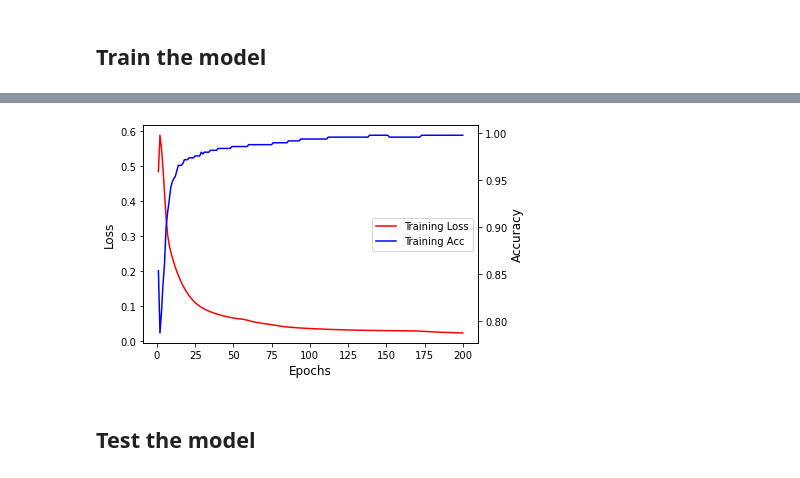
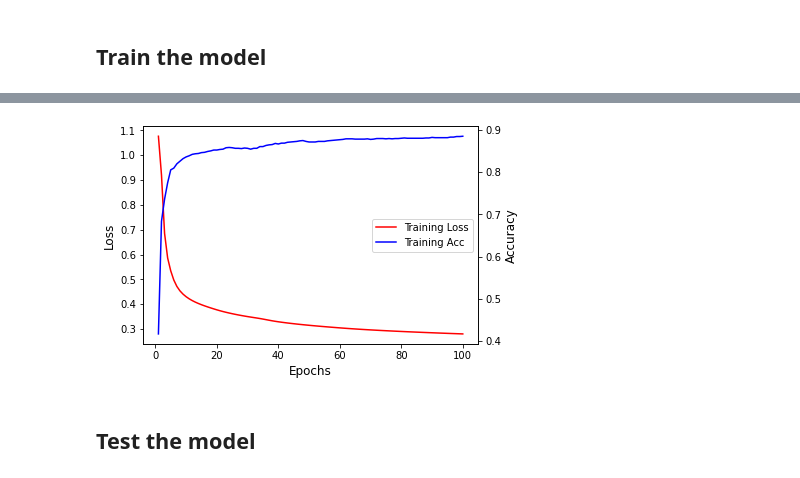
Before and after one commit to Hao-Jiun-Tu/NTHU-EE-Machine-Learning, a Jupyter notebook: EE6550/HW3/hw3_nn_layers.ipynb, the cells around one changed output, grey strips where cells are left out. Cells and saved outputs as stored; diff of their text form; code cells hidden in the pictures.

```diff
--- a/EE6550/HW3/hw3_nn_layers.ipynb
+++ b/EE6550/HW3/hw3_nn_layers.ipynb
@@ -407,6 +396,6 @@ target shape: (1470, 3)
 # %%
 layer_sizes = [2, 10, 3]
 MLP = layer2_nn(layer_sizes)
-MLP.train(X, target, epochs=200, lr=0.01)
+MLP.train(X, target, epochs=100, lr=0.005)
 # %% [output]
 ==> epoch: 0
@@ -712,6 +701,6 @@ target shape: (1470, 3)
 # %%
 layer_sizes = [2, 20, 20, 3]
 MLP = layer3_nn(layer_sizes)
-MLP.train(X, target, epochs=200, lr=0.01)
+MLP.train(X, target, epochs=100, lr=0.005)
 # %% [output]
 ==> epoch: 0
@@ -734,4 +723,4 @@ Accuracy= 0.9979919678714859, loss= 0.022225325094438666
-[figure, old version]
+[figure, new version]
 # %% [markdown]
 ## Test the model
 # %%
```
Also changed, not shown: parts of 9 cells of this notebook, 1 other file.
